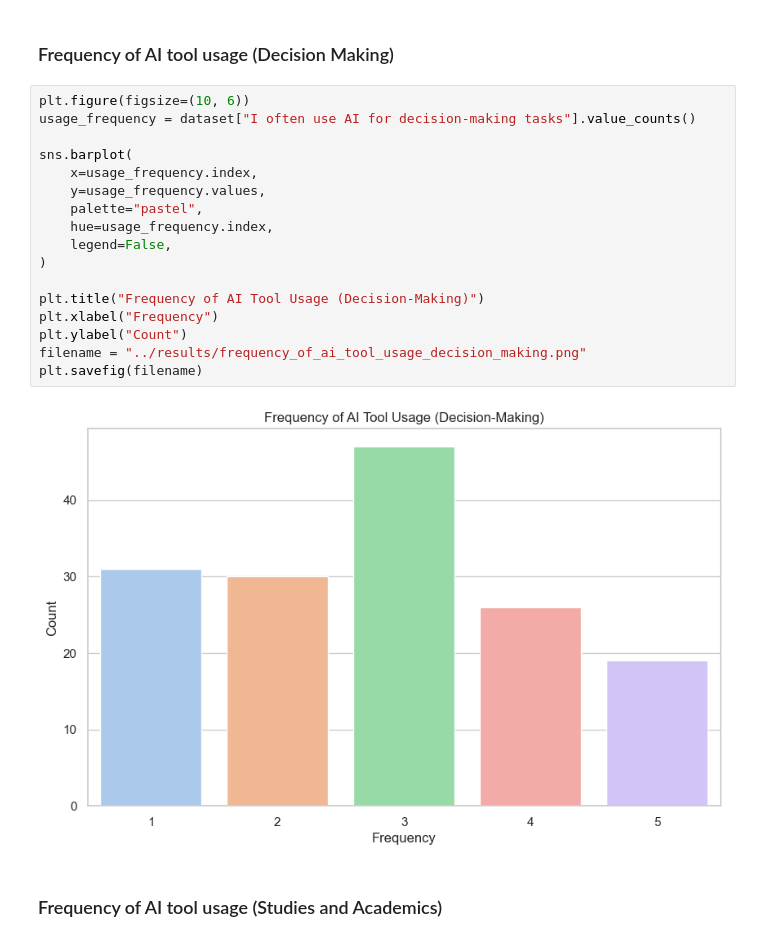
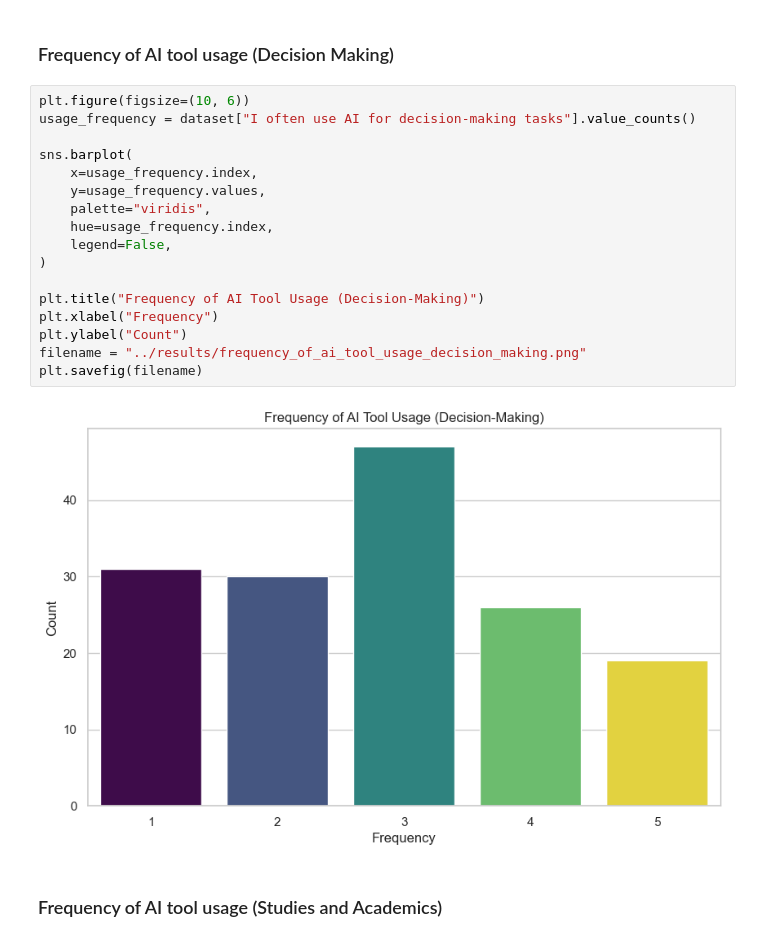
Before and after one commit to NotAlpha45/Survey-on-the-Impact-of-AI-Tools, a Jupyter notebook: code/dataset_exploration.ipynb, the cells around one changed output. Drawn from its saved outputs; the diff is of its cells as text.

```diff
--- a/code/dataset_exploration.ipynb
+++ b/code/dataset_exploration.ipynb
@@ -259,22 +246,22 @@ plt.show()
 # %%
 plt.figure(figsize=(10, 6))
 usage_frequency = dataset["I often use AI for decision-making tasks"].value_counts()
 
 sns.barplot(
     x=usage_frequency.index,
     y=usage_frequency.values,
-    palette="pastel",
+    palette="viridis",
     hue=usage_frequency.index,
     legend=False,
 )
 
 plt.title("Frequency of AI Tool Usage (Decision-Making)")
 plt.xlabel("Frequency")
 plt.ylabel("Count")
 filename = "../results/frequency_of_ai_tool_usage_decision_making.png"
 plt.savefig(filename)
 # %% [output]
-[figure, old version]
+[figure, new version]
 # %% [markdown]
 ### Frequency of AI tool usage (Studies and Academics)
 # %%
```
Also changed, not shown: parts of 5 cells of this notebook, 5 other files.
